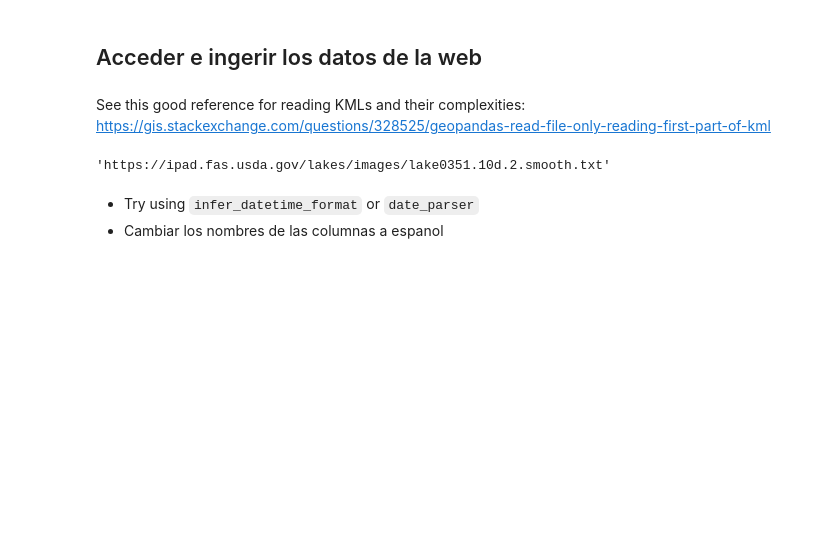
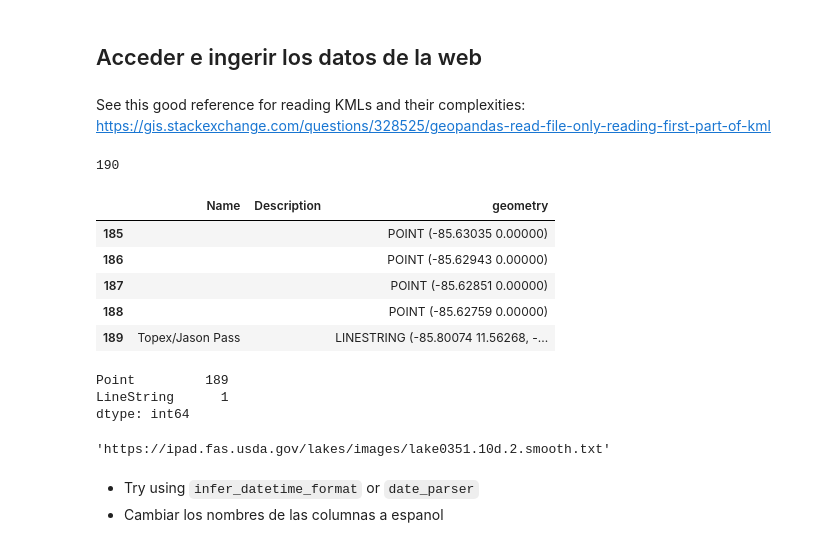
Before and after one commit to emiliom/nica-ecocomputacion, a Jupyter notebook: _sources/notebooks/LagoNicaraguaNiveles_altimetro.ipynb, the cells around one changed output. Cells and saved outputs as stored; diff of their text form; code cells hidden in the pictures; blank space fills up the shorter version.

```diff
--- a/_sources/notebooks/LagoNicaraguaNiveles_altimetro.ipynb
+++ b/_sources/notebooks/LagoNicaraguaNiveles_altimetro.ipynb
@@ -22,11 +22,30 @@ matplotlib.style.use('ggplot')
 # %%
 kmlurl = "https://ipad.fas.usda.gov/rssiws/ggeoxml/351_Nicaragua.kml"
 # %%
-gpd.io.file.fiona.drvsupport.supported_drivers['KML'] = 'r'
+gpd.io.file.fiona.drvsupport.supported_drivers['KML'] = 'rw'
 # %% [markdown]
 See this good reference for reading KMLs and their complexities: https://gis.stackexchange.com/questions/328525/geopandas-read-file-only-reading-first-part-of-kml
 # %%
 gdf = gpd.read_file(kmlurl, driver='KML')
+# %%
+len(gdf)
+# %% [output]
+190
+# %%
+gdf.tail()
+# %% [output]
+|  | Name | Description | geometry |
+| 185 |  |  | POINT (-85.63035 0.00000) |
+| 186 |  |  | POINT (-85.62943 0.00000) |
+| 187 |  |  | POINT (-85.62851 0.00000) |
+| 188 |  |  | POINT (-85.62759 0.00000) |
+| 189 | Topex/Jason Pass |  | LINESTRING (-85.80074 11.56268, -... |
+# %%
+gdf.geometry.type.value_counts()
+# %% [output]
+Point         189
+LineString      1
+dtype: int64
 # %%
 fname = 'lake0351.10d.2.smooth.txt'
 # %%
```
Also changed, not shown: 25 other files.
